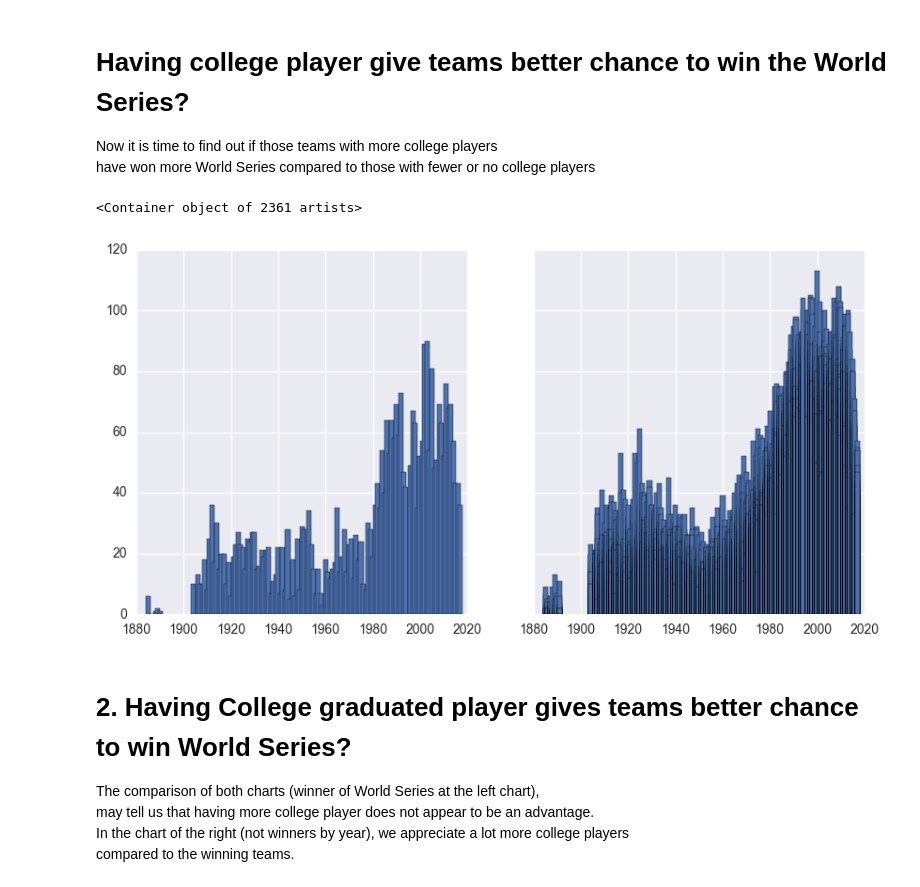
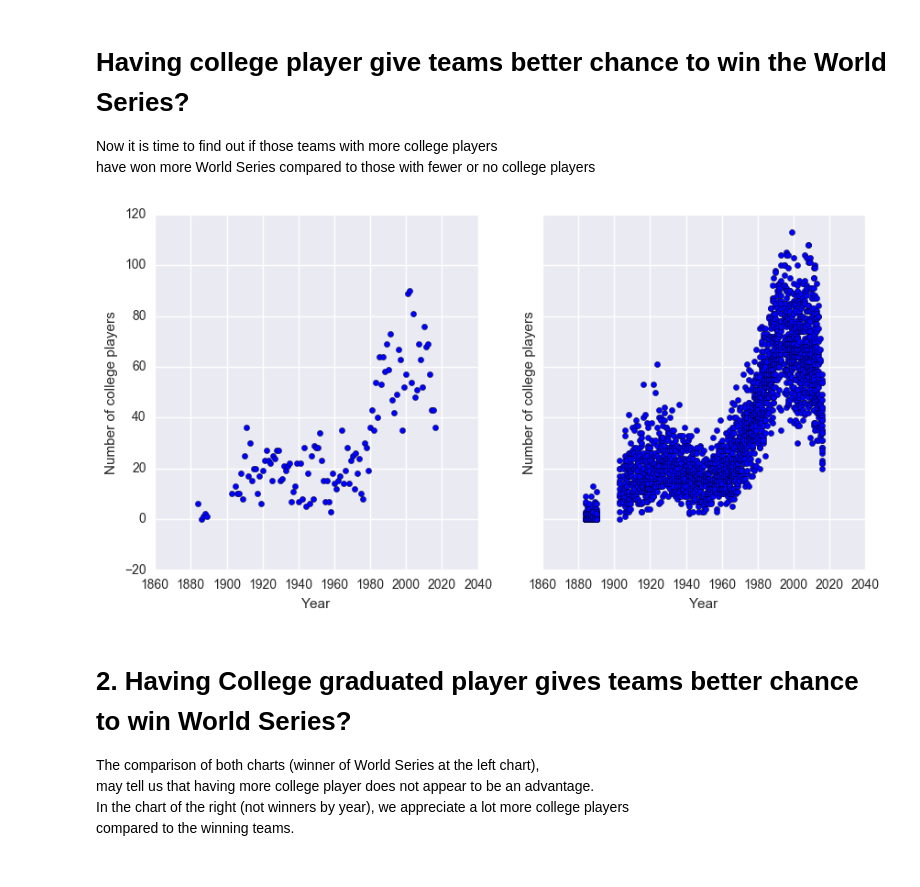
Before and after one commit to ulitosCoder/DataAnalysis, a Jupyter notebook: project_investigate_a_dataset/Baseball Data Analysis.ipynb, the cells around one changed output. Cells and saved outputs as stored; diff of their text form; code cells hidden in the pictures.

Commit message:
changed bar charts for scatter plots

```diff
--- a/project_investigate_a_dataset/Baseball Data Analysis.ipynb
+++ b/project_investigate_a_dataset/Baseball Data Analysis.ipynb
@@ -100,16 +101,12 @@ ax = 0
 for ax in range( len(alist)):
     #the figure has 2 columns, the column on the left has the colleger players data
     # the column on the right has the non college players data
-    axes[ax,0].set_ylabel('Count')
-
-    #get a data frame
-
 
     adf = alist[ax]
     put_salaries_hist(ax,0,adf,axes,'')
 
     adf = blist[ax]
-    put_salaries_hist(ax,0,adf,axes,'Non')
+    put_salaries_hist(ax,1,adf,axes,'Non')
 
     ax = ax + 1
 
@@ -188,7 +185,7 @@ def count_college_players(df):
         clgplyr = college_df[college_df['yearID']<=yearID]
 
         #by merging these two DataFrames where the  player should be present on both 'tables'
-        #I can get the count of college pleyers for that team and year
+        #I can get the count of college players for that team and year
         merged = yrteampls.merge(clgplyr,
                                on=['playerID'],
                                how='inner')
@@ -197,7 +194,7 @@ def count_college_players(df):
 
 
     #append the new column to the dataFrame
-    newdf = newdf.assign(college_player_count=cpc)
+    newdf = newdf.assign(college_player_count=cpc).sort_values('yearID')
 
     return newdf
 # %%
@@ -209,25 +206,23 @@ not_winners = teams_df[teams_df.WSWin=='N']
 
 winnners_clg_plyrs = count_college_players(winners)
 not_winnners_clg_plyrs = count_college_players(not_winners)
-
-winnners_clg_plyrs = winnners_clg_plyrs.sort_values('yearID')
-not_winnners_clg_plyrs = not_winnners_clg_plyrs.sort_values('yearID')
+# %%
+def put_college_winners_scatter(col, axes, df):
+
+    axes[col].scatter(df['yearID'].values,
+      df['college_player_count'].values)
+
+    axes[col].set_xlabel('Year')
+    axes[col].set_ylabel('Number of college players')
 # %%
-
 
 fig, axes = plt.subplots(nrows=1, ncols=2, figsize=(10, 5), sharey=True,sharex=False)
 
-axes[0].bar(winnners_clg_plyrs['yearID'].values,
-      winnners_clg_plyrs['college_player_count'].values,
-      width=2)
+put_college_winners_scatter(0,axes,winnners_clg_plyrs)
 
-
-axes[1].bar(not_winnners_clg_plyrs['yearID'].values,
-      not_winnners_clg_plyrs['college_player_count'].values,
-      width=2)
+put_college_winners_scatter(1,axes,not_winnners_clg_plyrs)
 # %% [output]
-<Container object of 2361 artists>
-[figure, old version]
+[figure, new version]
 # %% [markdown]
 # 2. Having College graduated player gives teams better chance to win World Series?
 
```
Also changed, not shown: parts of 4 cells of this notebook.
